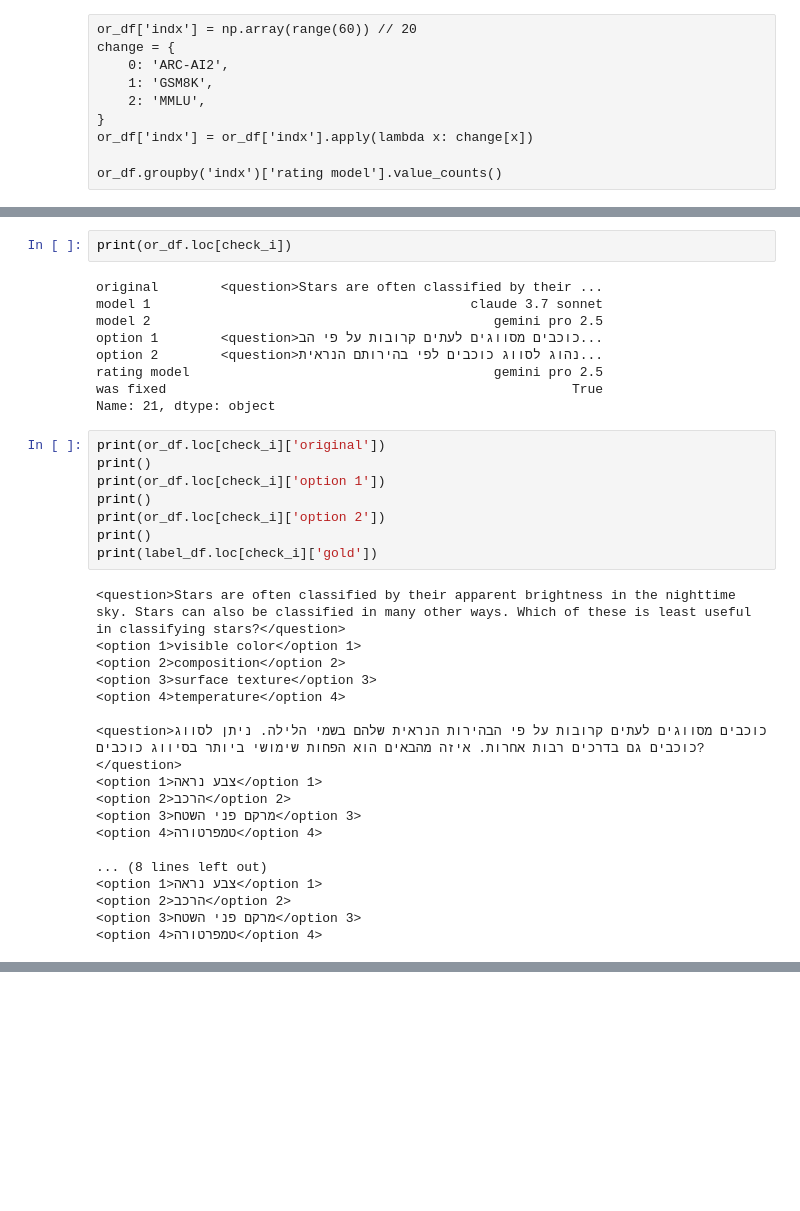
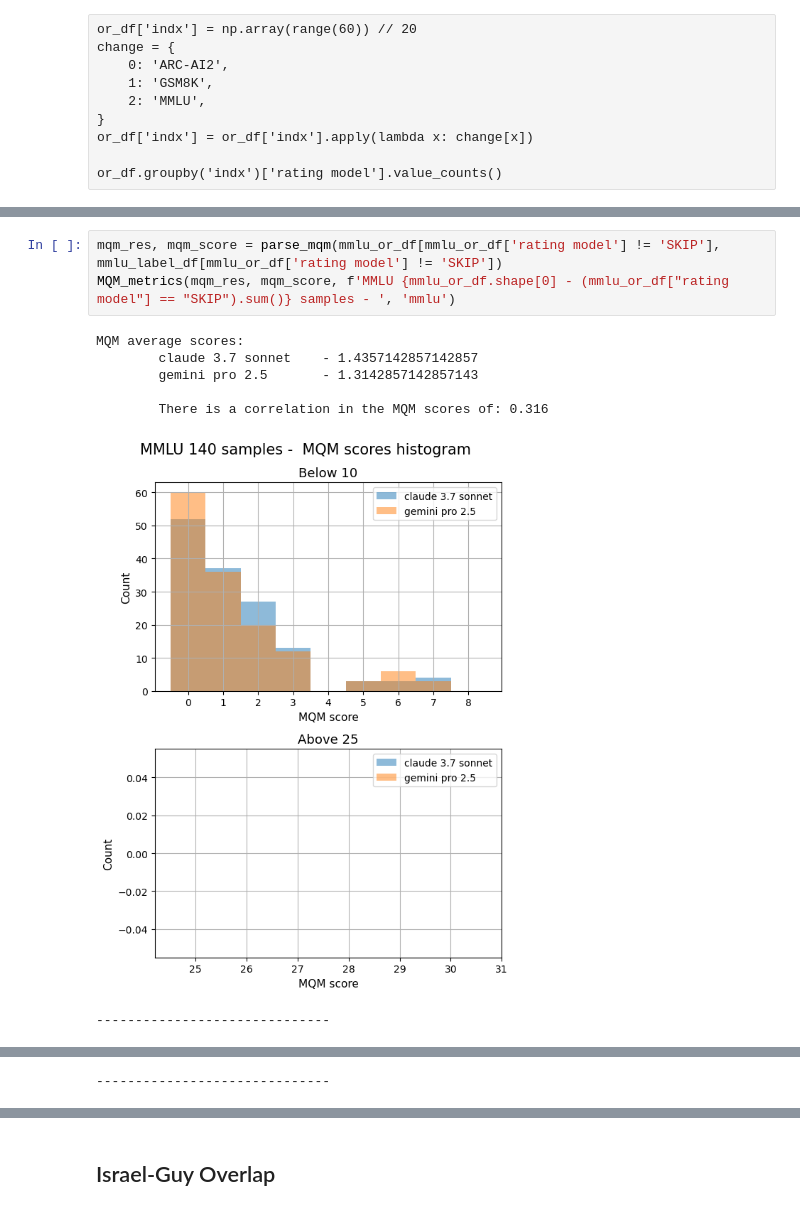
Before and after one commit to sarelWeinberger/qwen-hebrew-finetuning, a Jupyter notebook: translation/3 - Evaluate labeling.ipynb, the cells around one changed output, grey strips where cells are left out. Drawn from its saved outputs; the diff is of its cells as text; blank space fills up the shorter version.

```diff
--- a/translation/3 - Evaluate labeling.ipynb
+++ b/translation/3 - Evaluate labeling.ipynb
@@ -191,37 +170,11 @@ Name: 21, dtype: object
-# %%
-print(or_df.loc[check_i])
-# %% [output]
-original        <question>Stars are often classified by their ...
-model 1                                         claude 3.7 sonnet
-model 2                                            gemini pro 2.5
-option 1        <question>כוכבים מסווגים לעתים קרובות על פי הב...
-option 2        <question>נהוג לסווג כוכבים לפי בהירותם הנראית...
-rating model                                       gemini pro 2.5
-was fixed                                                    True
-Name: 21, dtype: object
-# %%
-print(or_df.loc[check_i]['original'])
-print()
-print(or_df.loc[check_i]['option 1'])
-print()
-print(or_df.loc[check_i]['option 2'])
-print()
-print(label_df.loc[check_i]['gold'])
-# %% [output]
-<question>Stars are often classified by their apparent brightness in the nighttime sky. Stars can also be classified in many other ways. Which of these is least useful in classifying stars?</question>
-<option 1>visible color</option 1>
-<option 2>composition</option 2>
-<option 3>surface texture</option 3>
-<option 4>temperature</option 4>
-
-<question>כוכבים מסווגים לעתים קרובות על פי הבהירות הנראית שלהם בשמי הלילה. ניתן לסווג כוכבים גם בדרכים רבות אחרות. איזה מהבאים הוא הפחות שימושי ביותר בסיווג כוכבים?</question>
-<option 1>צבע נראה</option 1>
-<option 2>הרכב</option 2>
-<option 3>מרקם פני השטח</option 3>
-<option 4>טמפרטורה</option 4>
-
-... (8 lines left out)
-<option 1>צבע נראה</option 1>
-<option 2>הרכב</option 2>
-<option 3>מרקם פני השטח</option 3>
-<option 4>טמפרטורה</option 4>
+# %%
+mqm_res, mqm_score = parse_mqm(mmlu_or_df[mmlu_or_df['rating model'] != 'SKIP'], mmlu_label_df[mmlu_or_df['rating model'] != 'SKIP'])
+MQM_metrics(mqm_res, mqm_score, f'MMLU {mmlu_or_df.shape[0] - (mmlu_or_df["rating model"] == "SKIP").sum()} samples - ', 'mmlu')
+# %% [output]
+MQM average scores:
+        claude 3.7 sonnet    - 1.4357142857142857
+        gemini pro 2.5       - 1.3142857142857143
+
+        There is a correlation in the MQM scores of: 0.316
+[figure, added]
+------------------------------
@@ -227,0 +182 @@ print(label_df.loc[check_i]['gold'])
+------------------------------
@@ -227,0 +184,2 @@ print(label_df.loc[check_i]['gold'])
+# %% [markdown]
+## Israel-Guy Overlap
```
Also changed, not shown: parts of 46 cells of this notebook, 30 other files.
